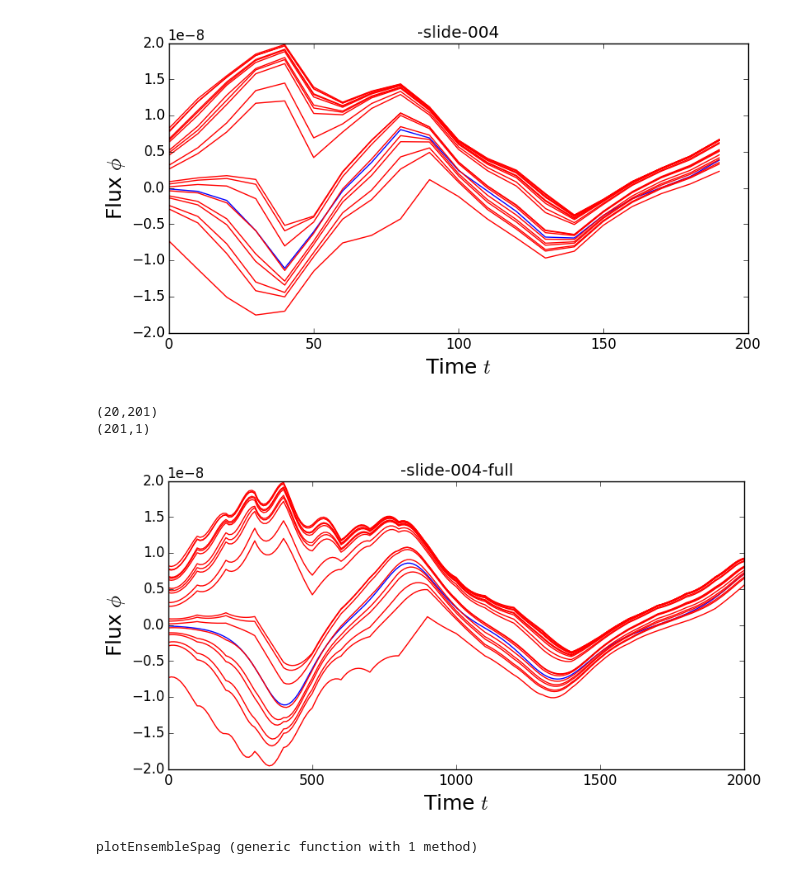
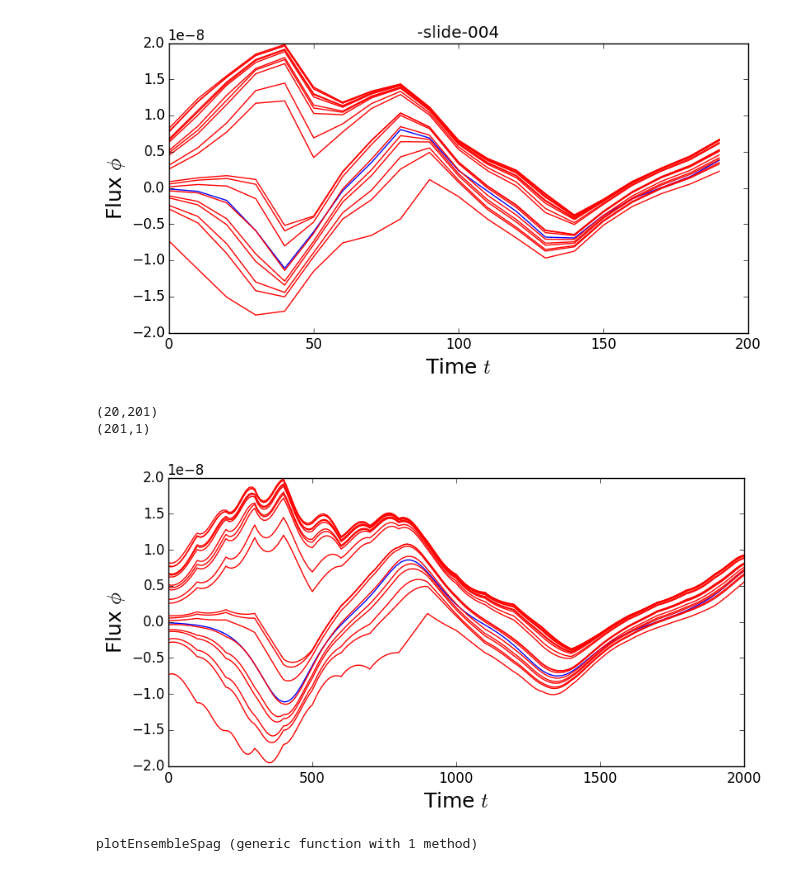
Before and after one commit to andyreagan/julia-openfoam, a Jupyter notebook: loop-spaghetti-plot.ipynb, the cells around one changed output. Drawn from its saved outputs; the diff is of its cells as text; code cells hidden in the pictures.

Commit message:
more figures made, including Fig 9, and in paper

```diff
--- a/loop-spaghetti-plot.ipynb
+++ b/loop-spaghetti-plot.ipynb
@@ -110,40 +112,40 @@ PyPlot.matplotlib[:pyplot][:savefig]("$(folder)loop-spaghetti$(directory_suffix)
 [figure]
 # %%
 # load the data
-folder = "/Users/andyreagan/work/2014/2014-11foamLab-julia/"
+folder = "/Users/andyreagan/work/2014/11-foamLab-julia/"
 # directory_suffix = "";
 directory_suffix = "-slide-004-full";
 trial = 1;
 forecastFlux = readcsv("$(folder)results/forecastFlux$(directory_suffix).csv");
 println(size(forecastFlux))
 # this is the same...
 # analysisFlux = readcsv("results/analysisFlux-$(dec(trial,3)).csv");
 truthFlux = readcsv("$(folder)results/truthFlux$(directory_suffix).csv");
 println(size(truthFlux))
 # make the spaghetti plot
 fig = PyPlot.matplotlib[:pyplot][:figure](figsize=(10,5))
 ax = fig[:add_axes]([0.2,0.2,0.7,0.7])
 ax[:plot](0:10:10*length(truthFlux)-1,truthFlux,"b",label="Hidden Truth")
 for i=1:Nens
     # println(size(forecastFlux[i,:]))
     # only label the first one
     if i<2
         ax[:plot](0:10:10*length(forecastFlux[i,:])-1,forecastFlux[i,:]',"r",label="Ensemble Members")
     else
         ax[:plot](0:10:10*length(forecastFlux[i,:])-1,forecastFlux[i,:]',"r")
     end
 end
-ax[:set_title]("$(directory_suffix)")
+# ax[:set_title]("$(directory_suffix)")
 ax[:set_ylabel]("Flux \$\\phi\$",size=18)
 ax[:set_xlabel]("Time \$t\$",size=18)
 # ax[:set_xlabel]("time")
 # ax[:set_ylabel]("unscaled 9o'clock face flux avg")
 
-PyPlot.matplotlib[:pyplot][:savefig]("$(folder)loop-spaghetti$(directory_suffix).png")
+PyPlot.matplotlib[:pyplot][:savefig]("$(folder)loop-spaghetti$(directory_suffix).pdf",bbox_inches="tight")
 # %% [output]
 (20,201)
 (201,1)
-[figure, old version]
+[figure, new version]
 # %%
 function plotEnsembleSpag(directory_suffix)
     folder = "/Users/andyreagan/work/2014/2014-11foamLab-julia/"
```
Also changed, not shown: parts of 3 cells of this notebook, 37 other files.
